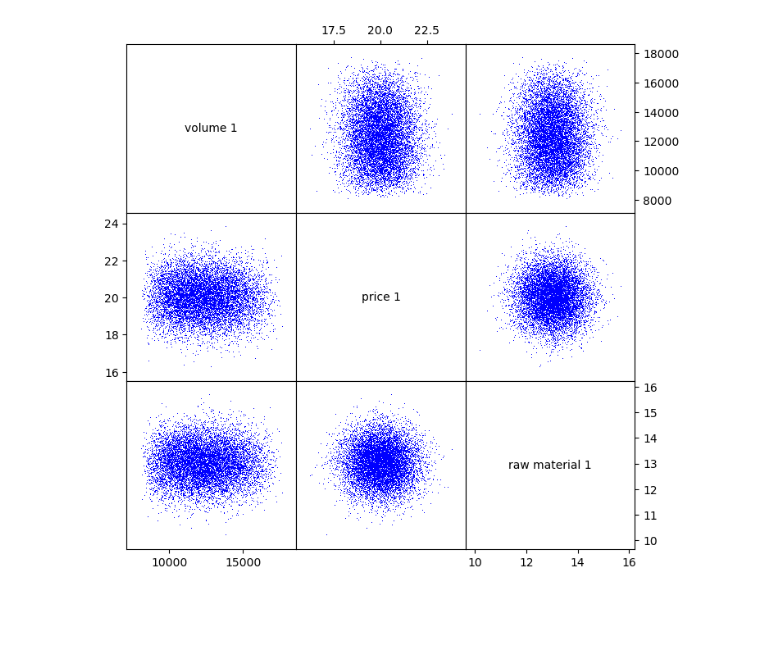
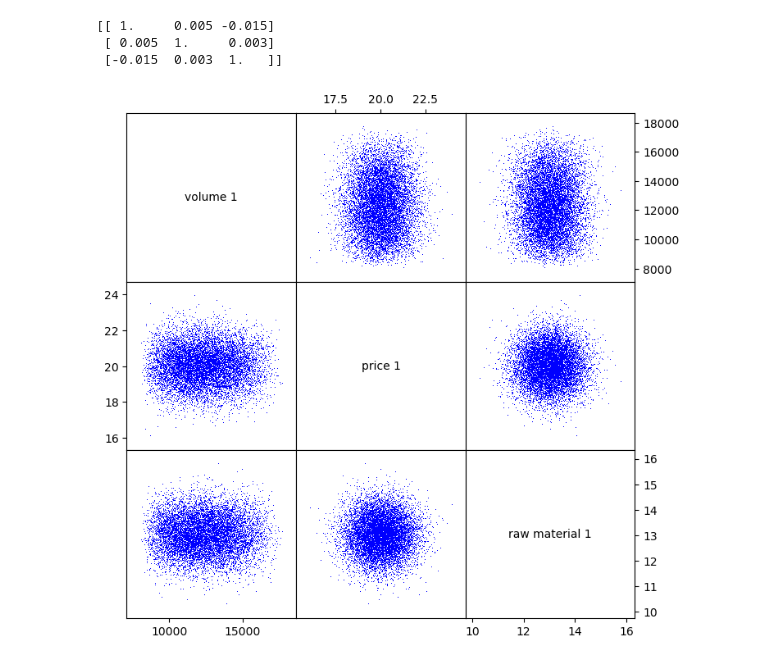
Before and after one commit to SarahCMartin/WSP_PSI, a Jupyter notebook: Correlation_test.ipynb, the cells around one changed output. Cells and saved outputs as stored; diff of their text form; code cells hidden in the pictures; blank space fills up the shorter version.

```diff
--- a/Correlation_test.ipynb
+++ b/Correlation_test.ipynb
@@ -126,12 +132,15 @@ plot_hist(rp1, "selling price 1")
 # %%
 # get the correlation matrix BEFORE recalibrating
 c1 = correlation_matrix([v1, p1, m1])
-c1
+print(c1)
 
 # plot correlations BEFORE recalibrating
 corrplot0 = plotcorr([v1, p1, m1], labels=["volume 1", "price 1", "raw material 1"])
 # %% [output]
+[[ 1.     0.005 -0.015]
+ [ 0.005  1.     0.003]
+ [-0.015  0.003  1.   ]]
-[figure, old version]
+[figure, new version]
 # %%
 # targeted correlation matrix: volume, price, material unit cost
 c_target = np.array(    [[  1.0, -0.3,  0.2],
```
Also changed, not shown: parts of 7 cells of this notebook, 6 other files.
